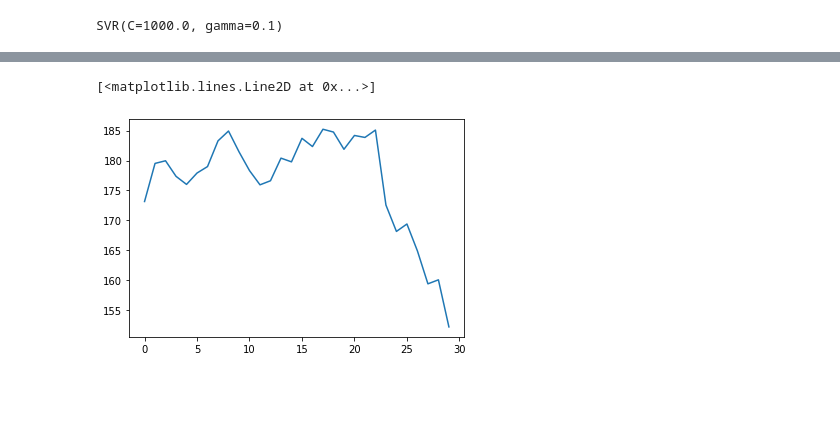
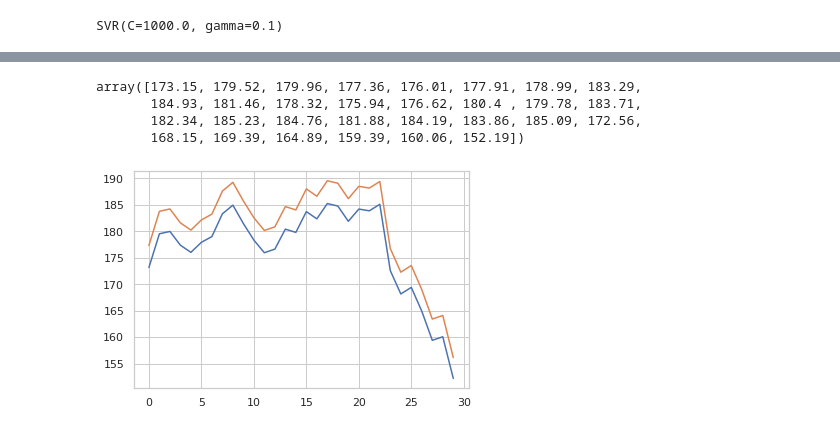
Before and after one commit to klokesh656/Delhi-house-price-prediction, a Jupyter notebook: stock_price_prediction.ipynb, the cells around one changed output, grey strips where cells are left out. Cells and saved outputs as stored; diff of their text form; code cells hidden in the pictures; blank space fills up the shorter version.

```diff
--- a/stock_price_prediction.ipynb
+++ b/stock_price_prediction.ipynb
@@ -101,7 +102,14 @@ lr confidence:  0.9814646491064125
 # %%
 #set forecast equal to the last 30 rows of the original data set frm adj.clsoe column
 x_forecast = np.array(df.drop(['prediction'],1))[-forecast_days:]
+lr_result=lr.predict(x_forecast)
 plt.plot(x_forecast)
+plt.plot(lr_result)
+x_forecast_new =x_forecast[:,0]
+x_forecast_new
 # %% [output]
-[<matplotlib.lines.Line2D at 0x...>]
+array([173.15, 179.52, 179.96, 177.36, 176.01, 177.91, 178.99, 183.29,
+       184.93, 181.46, 178.32, 175.94, 176.62, 180.4 , 179.78, 183.71,
+       182.34, 185.23, 184.76, 181.88, 184.19, 183.86, 185.09, 172.56,
+       168.15, 169.39, 164.89, 159.39, 160.06, 152.19])
-[figure, old version]
+[figure, new version]
```
Also changed, not shown: parts of 11 cells of this notebook.
